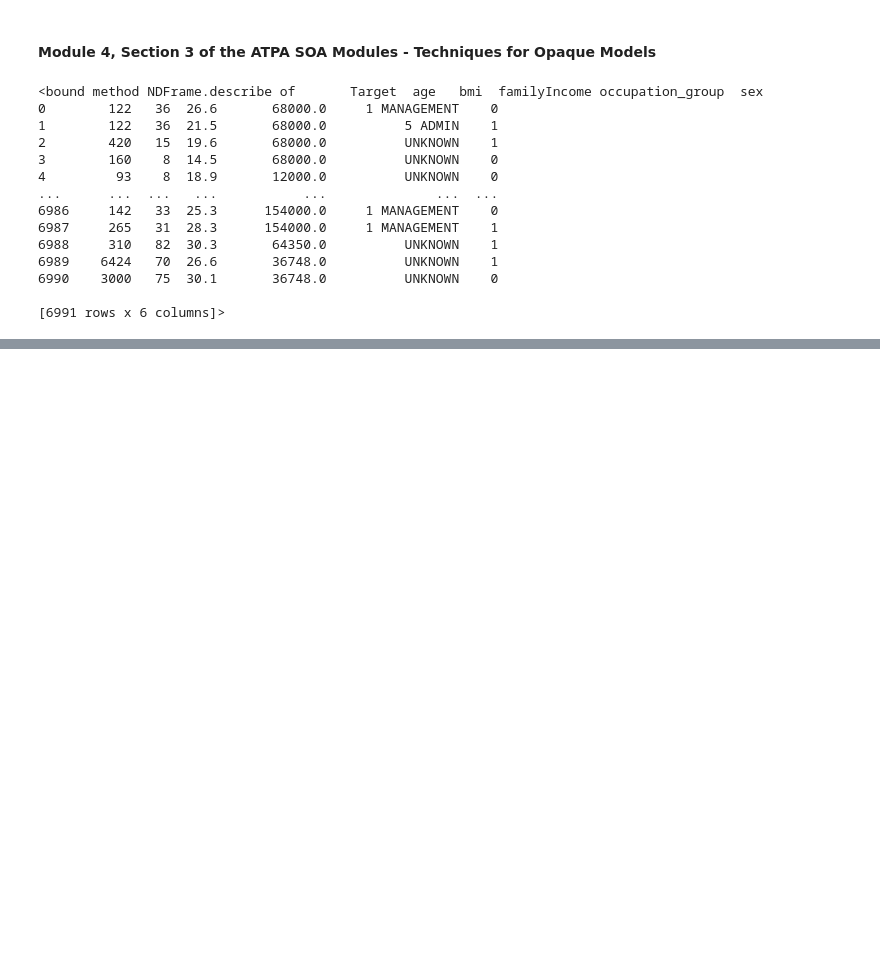
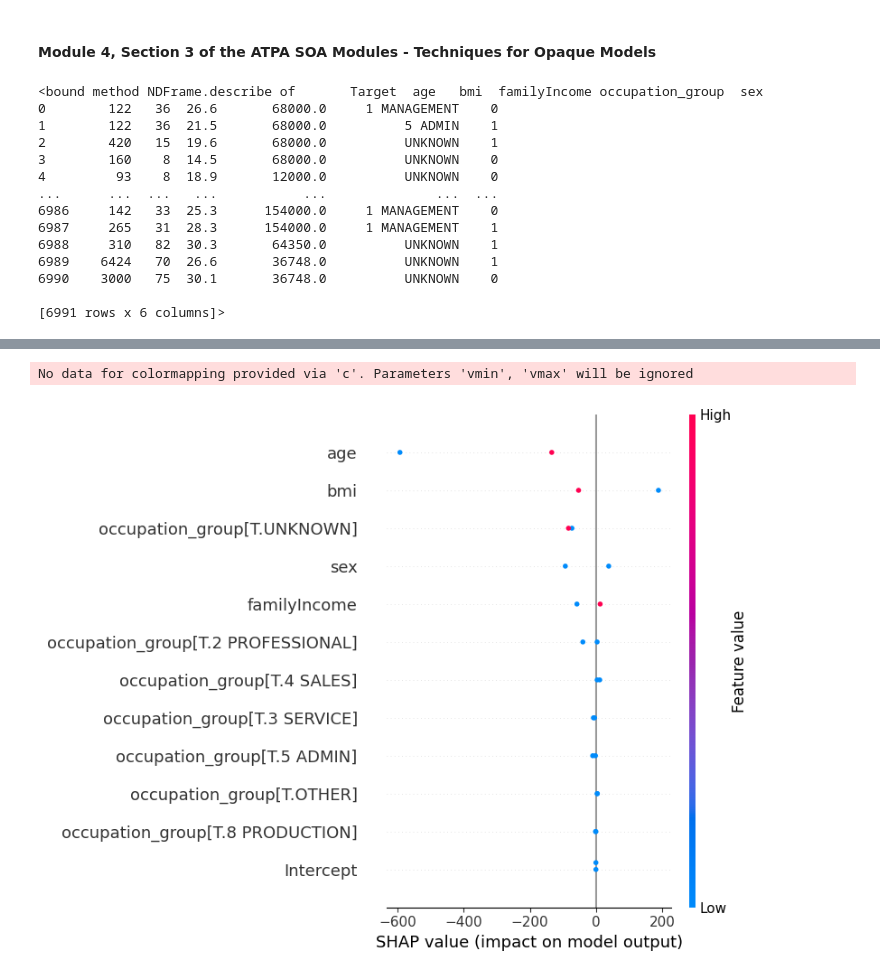
Before and after one commit to M-Christensen/ATPA, a Jupyter notebook: SOAModule_Notes/Module4/Sec3_TechniquesForOpaqueModels.ipynb, the cells around one changed output, grey strips where cells are left out. Saved outputs shown, nothing was run; the diff lists cells and outputs as text; code cells hidden in the pictures; blank space fills up the shorter version.

```diff
--- a/SOAModule_Notes/Module4/Sec3_TechniquesForOpaqueModels.ipynb
+++ b/SOAModule_Notes/Module4/Sec3_TechniquesForOpaqueModels.ipynb
@@ -235,6 +285,9 @@ plt.close()
 # Explains the first and 13th variable
 shap.initjs()
 explainer = shap.TreeExplainer(mod_rf,data=dental_train_X)
-shap_values = explainer.shap_values(X = dental_train_X.iloc[[0,12],:])
+shap_values = explainer.shap_values(X = dental_train_X.iloc[[0,12],:], check_additivity=False)
 shap.summary_plot(shap_values = shap_values,features = dental_train_X.iloc[[0,12],:])
 plt.close()
+
+mod_rf.predict(dental_train_X.iloc[[0,12],:])
+# %% [output]
@@ -241,2 +295,4 @@ plt.close()
+No data for colormapping provided via 'c'. Parameters 'vmin', 'vmax' will be ignored
+[figure, added]
 # %%
 # Chunk 13: Reload and prepare the data.
```
Also changed, not shown: parts of 16 cells of this notebook, 2 other files.
